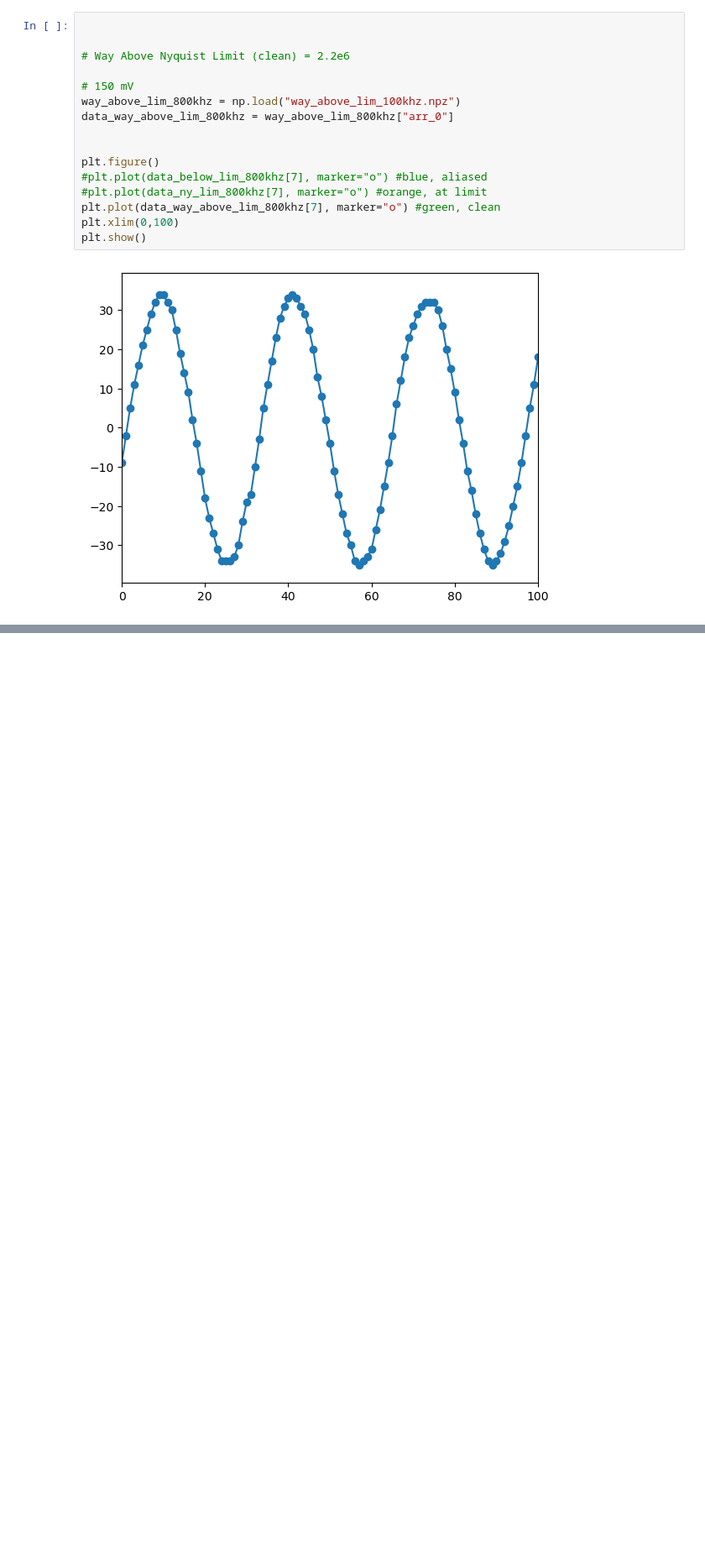
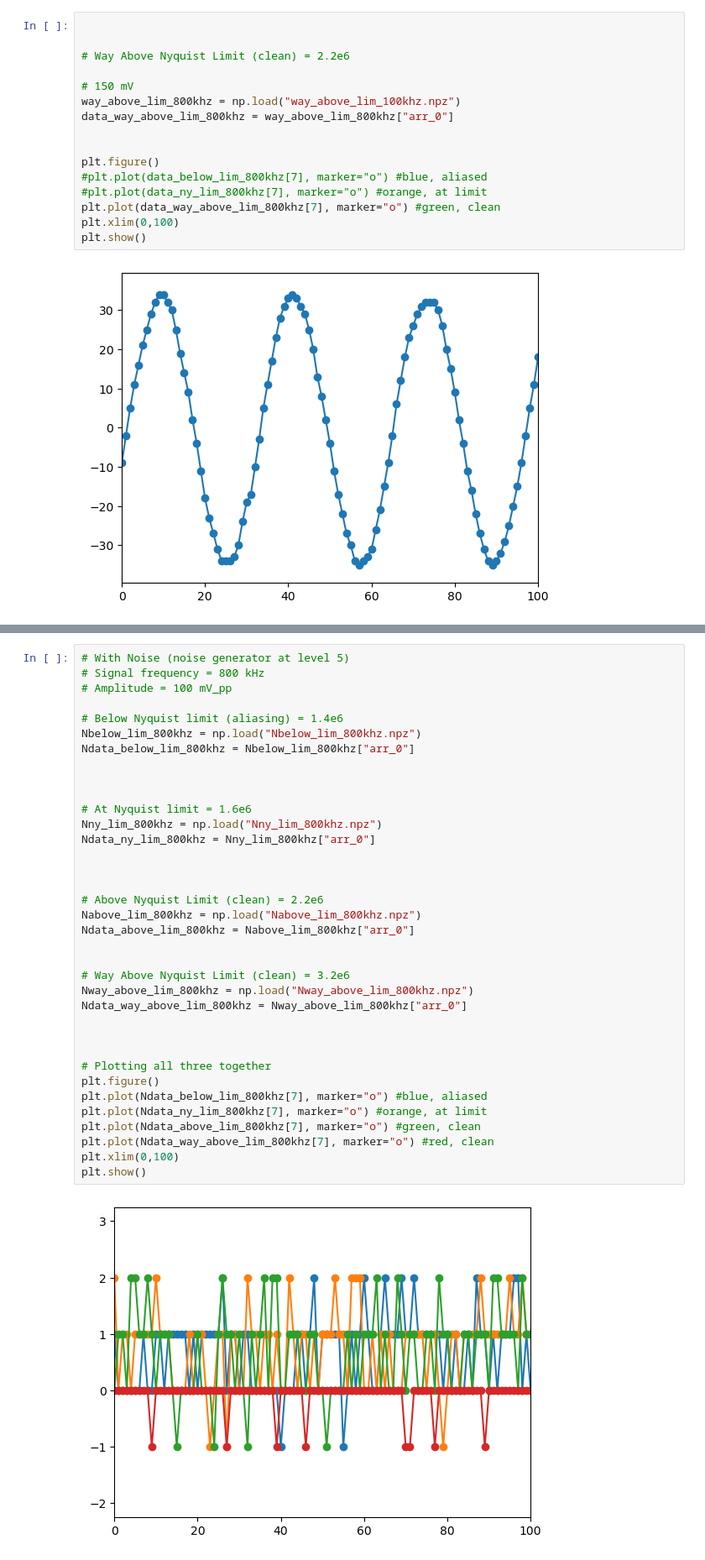
Before and after one commit to MakJimenez/Radio-Astronomy-Lab-Work, a Jupyter notebook: Final Data (updated as of end of 2_3_26).ipynb, the cells around one changed output, grey strips where cells are left out. Shown at 84% size. Cells and saved outputs as stored; diff of their text form; blank space fills up the shorter version.

```diff
--- a/Final Data (updated as of end of 2_3_26).ipynb
+++ b/Final Data (updated as of end of 2_3_26).ipynb
@@ -364,0 +454,38 @@ plt.show()
+# %%
+# With Noise (noise generator at level 5)
+# Signal frequency = 800 kHz
+# Amplitude = 100 mV_pp
+
+# Below Nyquist limit (aliasing) = 1.4e6
+Nbelow_lim_800khz = np.load("Nbelow_lim_800khz.npz")
+Ndata_below_lim_800khz = Nbelow_lim_800khz["arr_0"]
+
+
+
+# At Nyquist limit = 1.6e6
+Nny_lim_800khz = np.load("Nny_lim_800khz.npz")
+Ndata_ny_lim_800khz = Nny_lim_800khz["arr_0"]
+
+
+
+# Above Nyquist Limit (clean) = 2.2e6
+Nabove_lim_800khz = np.load("Nabove_lim_800khz.npz")
+Ndata_above_lim_800khz = Nabove_lim_800khz["arr_0"]
+
+
+# Way Above Nyquist Limit (clean) = 3.2e6
+Nway_above_lim_800khz = np.load("Nway_above_lim_800khz.npz")
+Ndata_way_above_lim_800khz = Nway_above_lim_800khz["arr_0"]
+
+
+
+# Plotting all three together
+plt.figure()
+plt.plot(Ndata_below_lim_800khz[7], marker="o") #blue, aliased
+plt.plot(Ndata_ny_lim_800khz[7], marker="o") #orange, at limit
+plt.plot(Ndata_above_lim_800khz[7], marker="o") #green, clean
+plt.plot(Ndata_way_above_lim_800khz[7], marker="o") #red, clean
+plt.xlim(0,100)
+plt.show()
+# %% [output]
+[figure, added]
```
Also changed, not shown: parts of 3 cells of this notebook, 13 other files.
